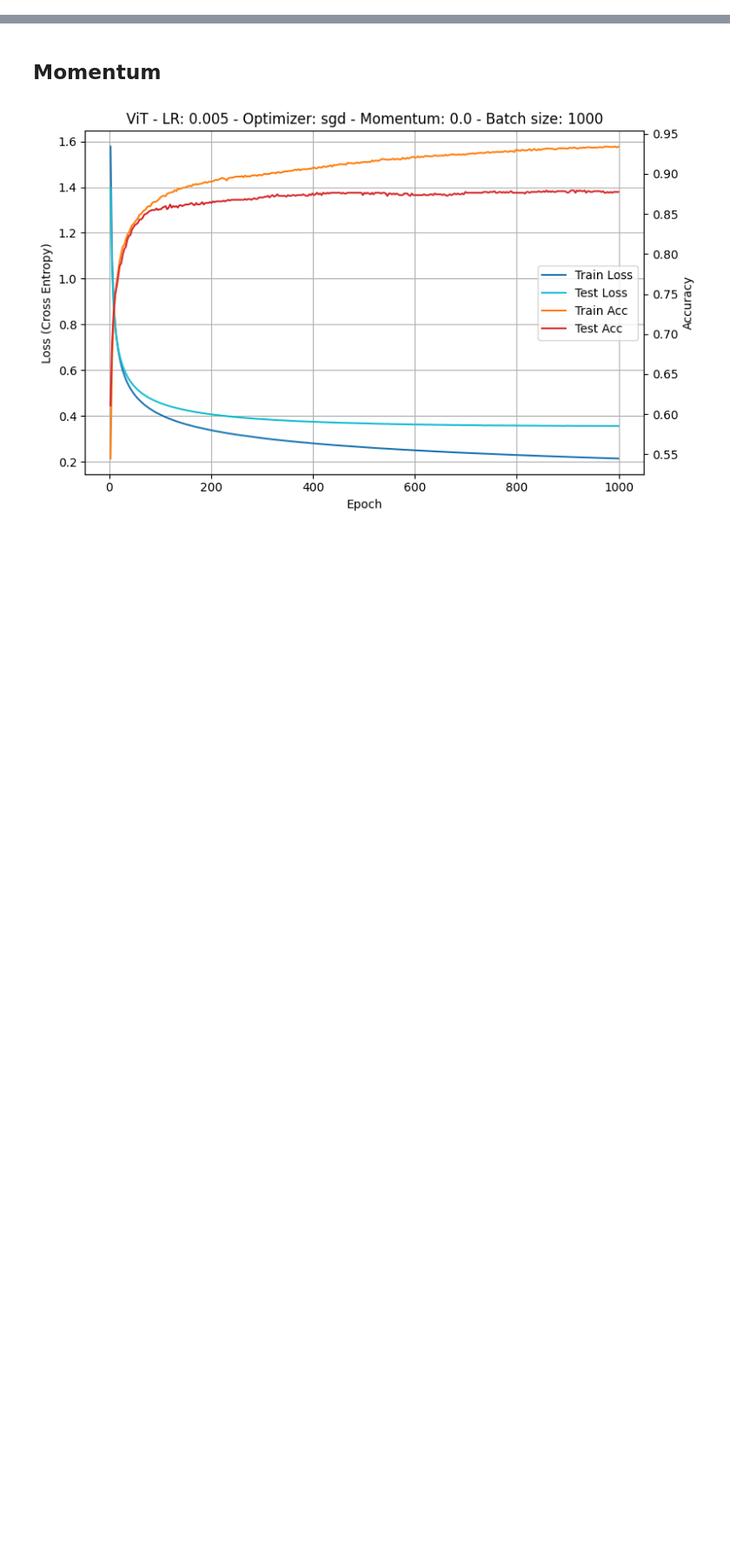
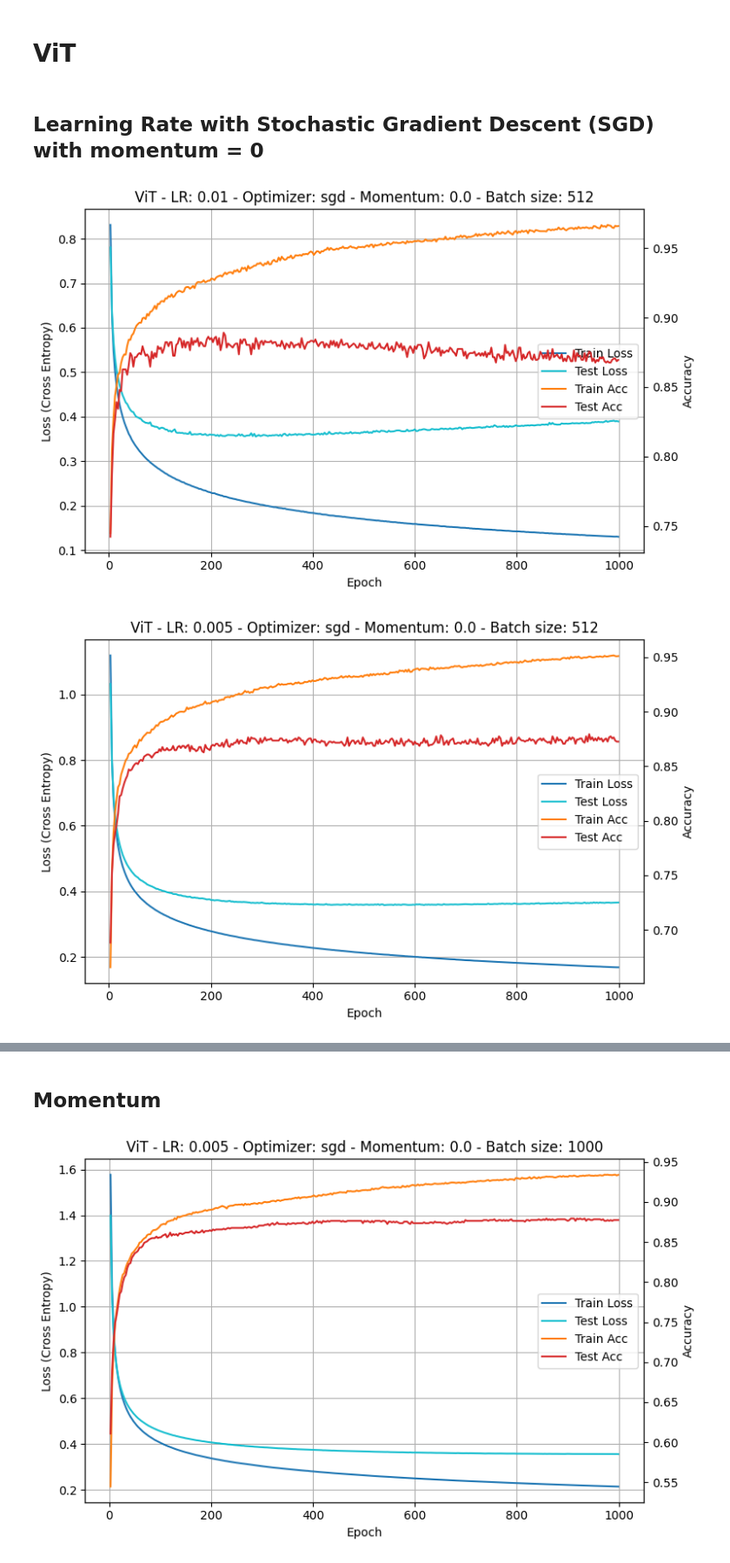
Before and after one commit to catyperry/farmers-eye-pytorch, a Jupyter notebook: plots/plotting.ipynb, the cells around one changed output, grey strips where cells are left out. Shown at 87% size. Saved outputs shown, nothing was run; the diff lists cells and outputs as text; code cells hidden in the pictures; blank space fills up the shorter version.

```diff
--- a/plots/plotting.ipynb
+++ b/plots/plotting.ipynb
@@ -277,0 +271,30 @@ plot_comp_lr('test_loss', lr)
+# %% [markdown]
+# ViT
+# %% [markdown]
+## Learning Rate with Stochastic Gradient Descent (SGD) with momentum = 0
+# %%
+# Initiate dicitonaries
+
+# 600 epochs
+#lr = {
+#    '0.01' : 'metrics_20250625_033820_vit_base_patch16_224.csv',
+#    '0.005' : 'metrics_20250625_050825_vit_base_patch16_224.csv',
+#    '0.001' : 'metrics_20250625_063841_vit_base_patch16_224.csv',
+#    '0.0001' : 'metrics_20250625_080903_vit_base_patch16_224.csv'
+#}
+
+# 1000 epochs
+lr = {
+    '0.01' : 'metrics_20250708_232422_vit_base_patch16_224.csv',
+    '0.005' : 'metrics_20250709_015447_vit_base_patch16_224.csv',
+    '0.001' : 'metrics_20250709_042618_vit_base_patch16_224.csv',
+    '0.0001' : 'metrics_20250709_065701_vit_base_patch16_224.csv',
+    '0.001 Batch size: 512' : 'metrics_20250713_022545_vit_base_patch16_224.csv'
+}
+
+for item in lr:
+    meta, df = read_metrics_csv_flexible(f"../outputs_vit/csv/{lr[item]}")
+    plot_single_vit(meta, df)
+# %% [output]
+[figure, added]
+[figure, added]
```
Also changed, not shown: parts of 48 cells of this notebook, 32 other files.
